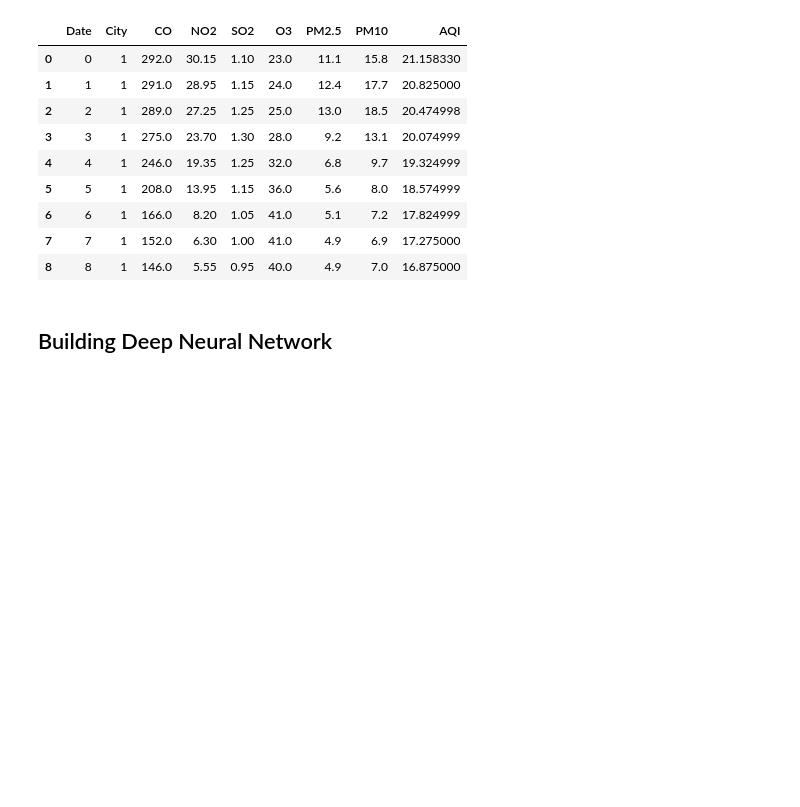
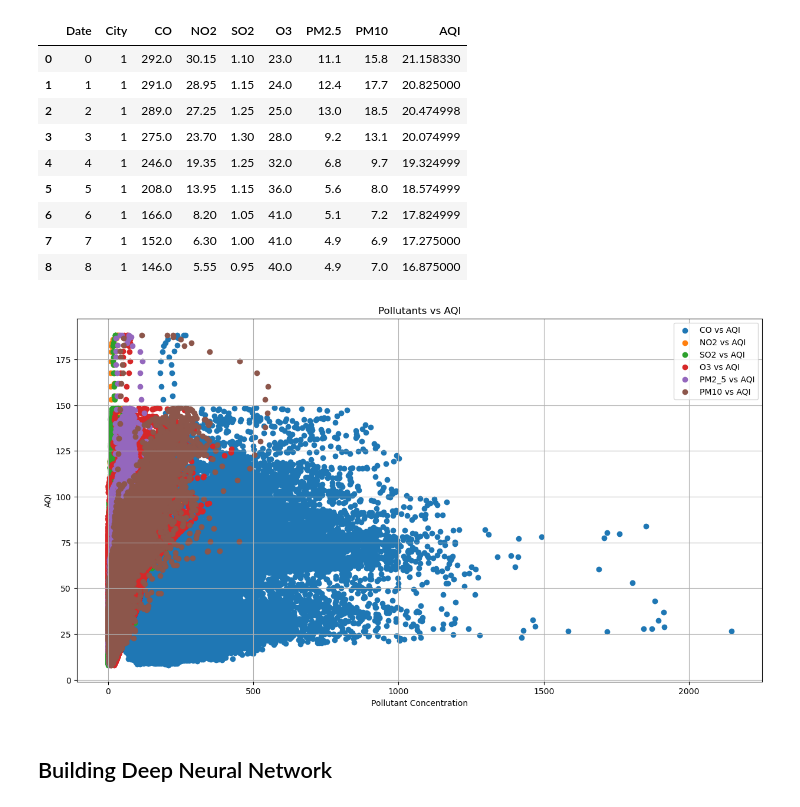
Before and after one commit to Ashutosh-Mishra21/ANN-from-scratch-using-NumPy-for-AQI-analysis, a Jupyter notebook: filterData.ipynb, the cells around one changed output. Cells and saved outputs as stored; diff of their text form; code cells hidden in the pictures; blank space fills up the shorter version.

```diff
--- a/filterData.ipynb
+++ b/filterData.ipynb
@@ -101,6 +101,39 @@ df.head(9)
 | 6 | 6 | 1 | 166.0 | 8.20 | 1.05 | 41.0 | 5.1 | 7.2 | 17.824999 |
 | 7 | 7 | 1 | 152.0 | 6.30 | 1.00 | 41.0 | 4.9 | 6.9 | 17.275000 |
 | 8 | 8 | 1 | 146.0 | 5.55 | 0.95 | 40.0 | 4.9 | 7.0 | 16.875000 |
+# %%
+df.columns = df.columns.str.replace('.', '_', regex=False)
+# %%
+CO = df.CO
+NO2 = df.NO2
+SO2 = df.SO2
+O3 = df.O3
+PM2_5 = df.PM2_5
+PM10 = df.PM10
+AQI = df.AQI
+
+pollutants = {
+    'CO': CO,
+    'NO2': NO2,
+    'SO2': SO2,
+    'O3': O3,
+    'PM2_5': PM2_5,
+    'PM10': PM10
+}
+
+plt.figure(figsize=(15, 8))
+
+for name, values in pollutants.items():
+    plt.scatter(values, AQI, label=f'{name} vs AQI')
+
+plt.xlabel('Pollutant Concentration')
+plt.ylabel('AQI')
+plt.title('Pollutants vs AQI')
+plt.legend()
+plt.grid(True)
+plt.show()
+# %% [output]
+[figure, added]
 # %% [markdown]
 ## Building Deep Neural Network
 # %%
```
